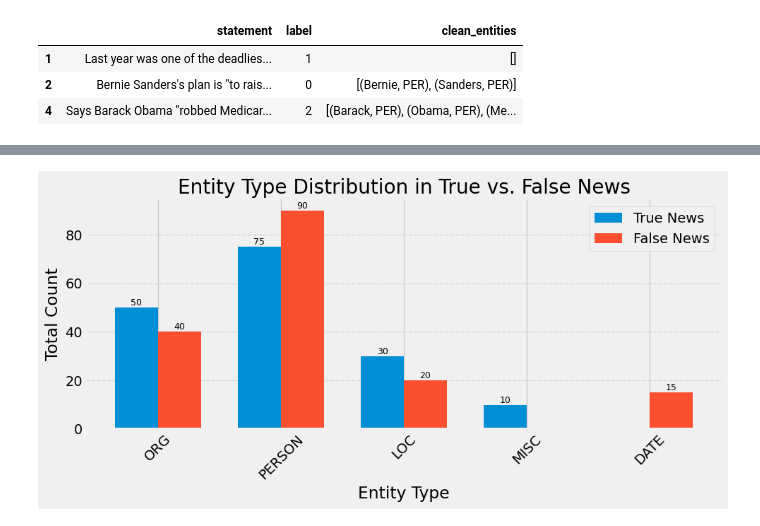
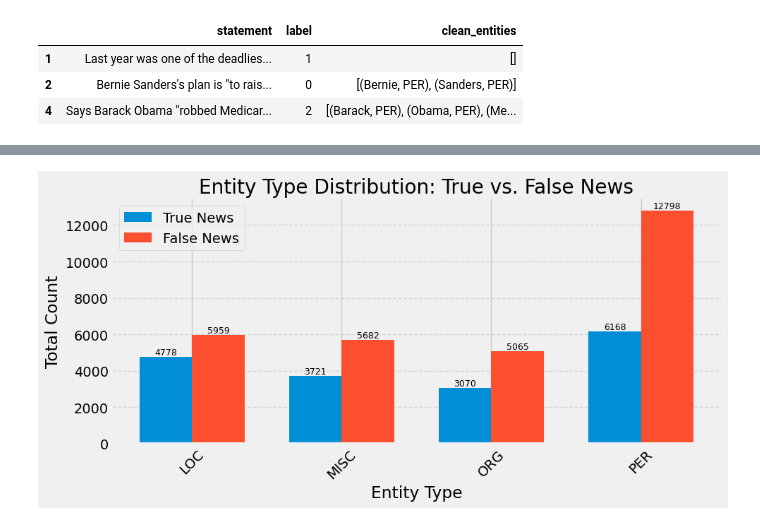
Before and after one commit to matusstanko/NLPD_18, a Jupyter notebook: part1.ipynb, the cells around one changed output, grey strips where cells are left out. Cells and saved outputs as stored; diff of their text form; code cells hidden in the pictures.

Commit message:
graph edit

```diff
--- a/part1.ipynb
+++ b/part1.ipynb
@@ -143,67 +163,64 @@ df_RoBert_true_entities.head(3)
 import numpy as np
 import matplotlib.pyplot as plt
 
-# SAMPLE DATA: Replace these with your actual groupby results
-import pandas as pd
-data_true = {'Type': ['ORG','PERSON','LOC','MISC'], 'Count': [50, 75, 30, 10]}
-data_false = {'Type': ['ORG','PERSON','LOC','DATE'], 'Count': [40, 90, 20, 15]}
-df_RoBert_true_entities = pd.DataFrame(data_true)
-df_RoBert_false_entities = pd.DataFrame(data_false)
+# If not already imported:
+# import pandas as pd
 
-# Get entity types and their counts
+# 1) Group and sum counts by entity Type
 true_counts = df_RoBert_true_entities.groupby("Type")["Count"].sum()
 false_counts = df_RoBert_false_entities.groupby("Type")["Count"].sum()
 
-# Align both datasets to have the same entity types
-all_types = list(set(true_counts.index).union(set(false_counts.index)))
+# 2) Collect all entity types from both true and false
+all_types = sorted(set(true_counts.index).union(set(false_counts.index)))
+
+# 3) Reindex so both series have the same index order
 true_counts = true_counts.reindex(all_types, fill_value=0)
 false_counts = false_counts.reindex(all_types, fill_value=0)
 
-# Set up bar positions
+# 4) Set positions for the bars
 x = np.arange(len(all_types))
-width = 0.35  # Bar width
+width = 0.35  # bar width
 
-# Use a modern style
+# 5) Use a modern style
 plt.style.use('fivethirtyeight')
 
-# Create the figure
+# 6) Create the figure
 plt.figure(figsize=(10, 5))
 
-# Plot bars side by side (colors automatically picked by Matplotlib)
+# 7) Plot bars side by side
 bars_true = plt.bar(x - width/2, true_counts, width, label="True News")
 bars_false = plt.bar(x + width/2, false_counts, width, label="False News")
 
-# Add a grid for better readability
+# 8) Add a grid for better readability
 plt.grid(True, axis='y', linestyle='--', alpha=0.7)
 
-# Remove top and right spines for a cleaner look
+# 9) Remove top/right spines for a cleaner look
 ax = plt.gca()
 ax.spines['top'].set_visible(False)
 ax.spines['right'].set_visible(False)
 
-# Labels and styling
+# 10) Labels, title, legend
 plt.xlabel("Entity Type")
 plt.ylabel("Total Count")
-plt.title("Entity Type Distribution in True vs. False News")
+plt.title("Entity Type Distribution: True vs. False News")
 plt.xticks(x, all_types, rotation=45)
 plt.legend()
 
-# (Optional) Annotate the bars with their exact values
+# 11) (Optional) Annotate bars with exact values
 for bar_group in [bars_true, bars_false]:
     for bar in bar_group:
         height = bar.get_height()
         if height > 0:
             plt.text(
                 bar.get_x() + bar.get_width() / 2,
                 height,
                 f"{height}",
                 ha="center",
                 va="bottom",
                 fontsize=9
             )
 
-# Show plot
 plt.tight_layout()
 plt.show()
 # %% [output]
-[figure, old version]
+[figure, new version]
```
Also changed, not shown: parts of 4 cells of this notebook.
